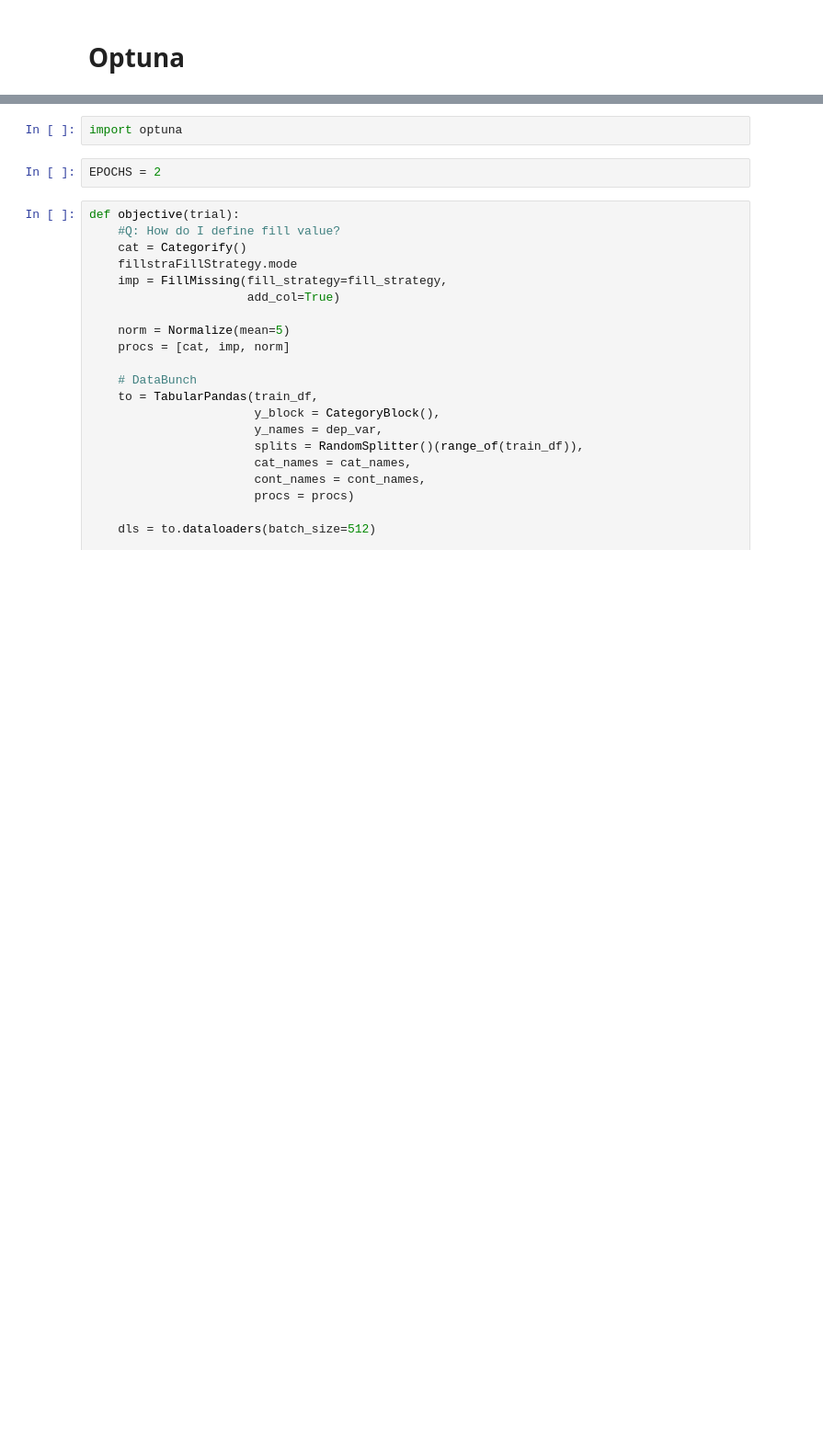
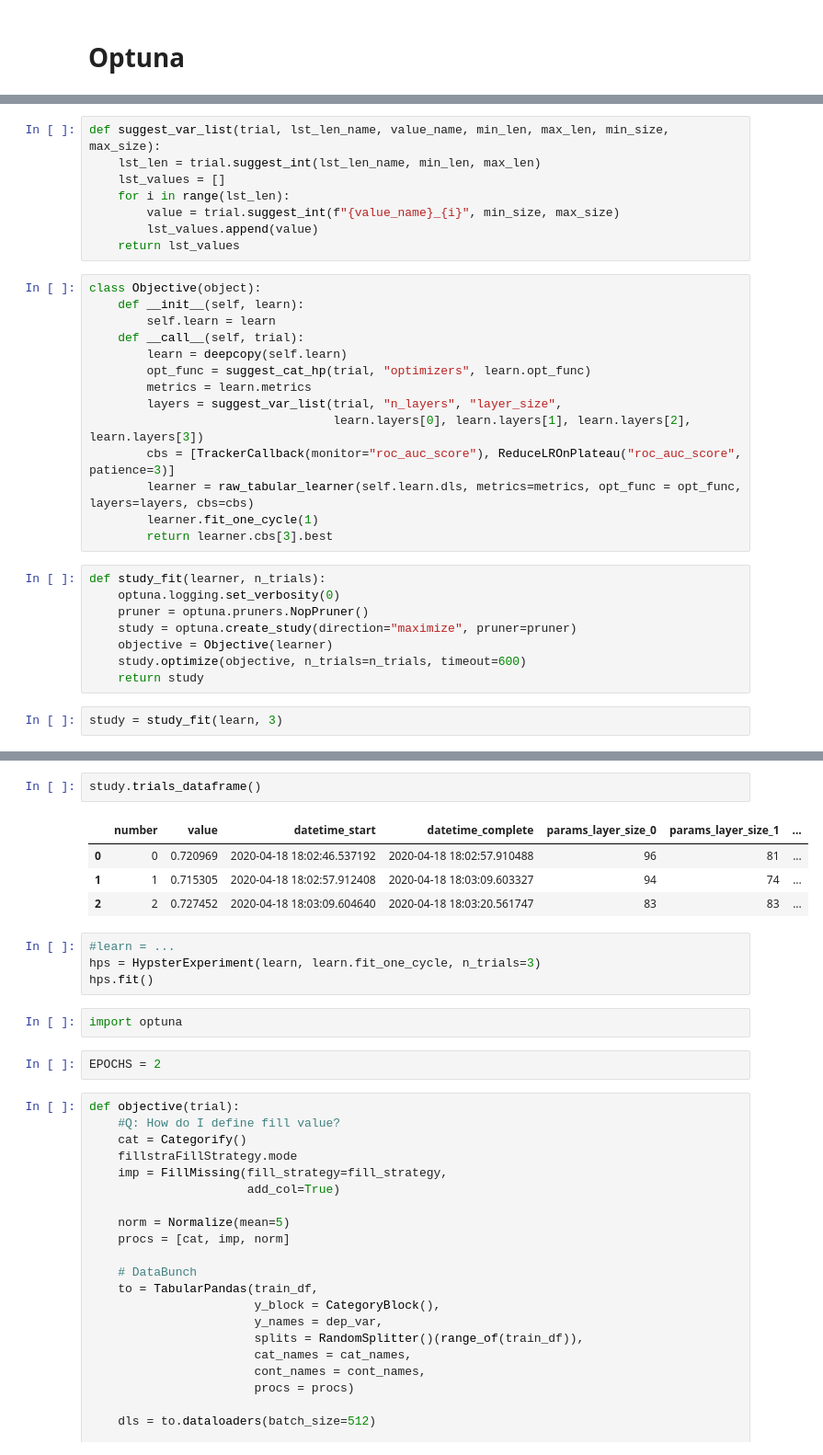
Before and after one commit to gilad-rubin/hypster, a Jupyter notebook: 02_tabular_api.ipynb, the cells around one changed output, grey strips where cells are left out. Shown at 92% size. Drawn from its saved outputs; the diff is of its cells as text; blank space fills up the shorter version.

```diff
--- a/02_tabular_api.ipynb
+++ b/02_tabular_api.ipynb
@@ -94,0 +132,32 @@ x.best
+# %%
+def suggest_var_list(trial, lst_len_name, value_name, min_len, max_len, min_size, max_size):
+    lst_len = trial.suggest_int(lst_len_name, min_len, max_len)
+    lst_values = []
+    for i in range(lst_len):
+        value = trial.suggest_int(f"{value_name}_{i}", min_size, max_size)
+        lst_values.append(value)
+    return lst_values
+# %%
+class Objective(object):
+    def __init__(self, learn):
+        self.learn = learn
+    def __call__(self, trial):
+        learn = deepcopy(self.learn)
+        opt_func = suggest_cat_hp(trial, "optimizers", learn.opt_func)
+        metrics = learn.metrics
+        layers = suggest_var_list(trial, "n_layers", "layer_size",
+                                  learn.layers[0], learn.layers[1], learn.layers[2], learn.layers[3])
+        cbs = [TrackerCallback(monitor="roc_auc_score"), ReduceLROnPlateau("roc_auc_score", patience=3)]
+        learner = raw_tabular_learner(self.learn.dls, metrics=metrics, opt_func = opt_func, layers=layers, cbs=cbs)
+        learner.fit_one_cycle(1)
+        return learner.cbs[3].best
+# %%
+def study_fit(learner, n_trials):
+    optuna.logging.set_verbosity(0)
+    pruner = optuna.pruners.NopPruner()
+    study = optuna.create_study(direction="maximize", pruner=pruner)
+    objective = Objective(learner)
+    study.optimize(objective, n_trials=n_trials, timeout=600)
+    return study
+# %%
+study = study_fit(learn, 3)
@@ -95,3 +171,14 @@ x.best
+# %%
+study.trials_dataframe()
+# %% [output]
+|  | number | value | datetime_start | datetime_complete | params_layer_size_0 | params_layer_size_1 | ... |
+| 0 | 0 | 0.720969 | 2020-04-18 18:02:46.537192 | 2020-04-18 18:02:57.910488 | 96 | 81 | ... |
+| 1 | 1 | 0.715305 | 2020-04-18 18:02:57.912408 | 2020-04-18 18:03:09.603327 | 94 | 74 | ... |
+| 2 | 2 | 0.727452 | 2020-04-18 18:03:09.604640 | 2020-04-18 18:03:20.561747 | 83 | 83 | ... |
+# %%
+#learn = ...
+hps = HypsterExperiment(learn, learn.fit_one_cycle, n_trials=3)
+hps.fit()
 # %%
 import optuna
 # %%
```
Also changed, not shown: parts of 24 cells of this notebook.
